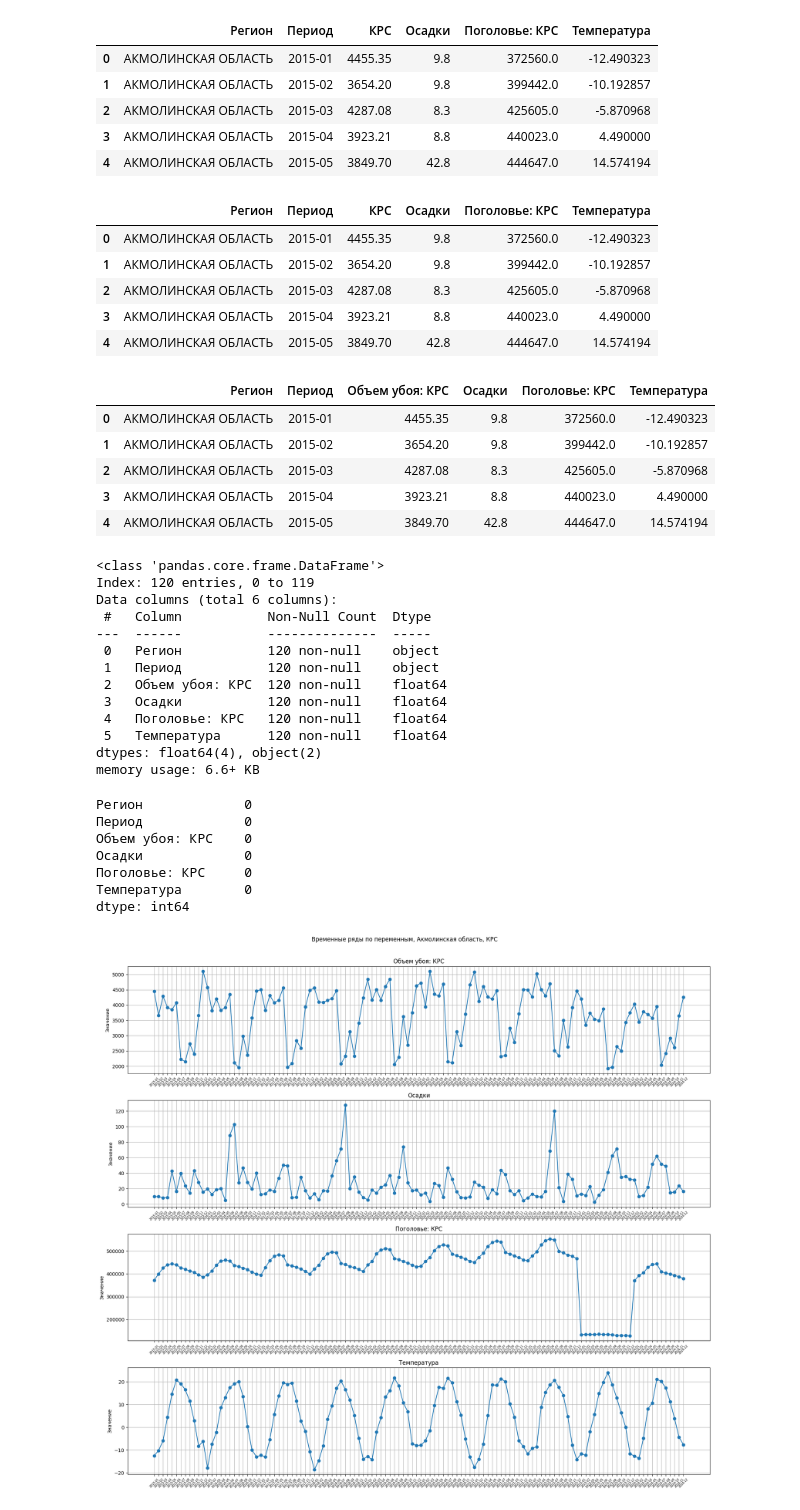
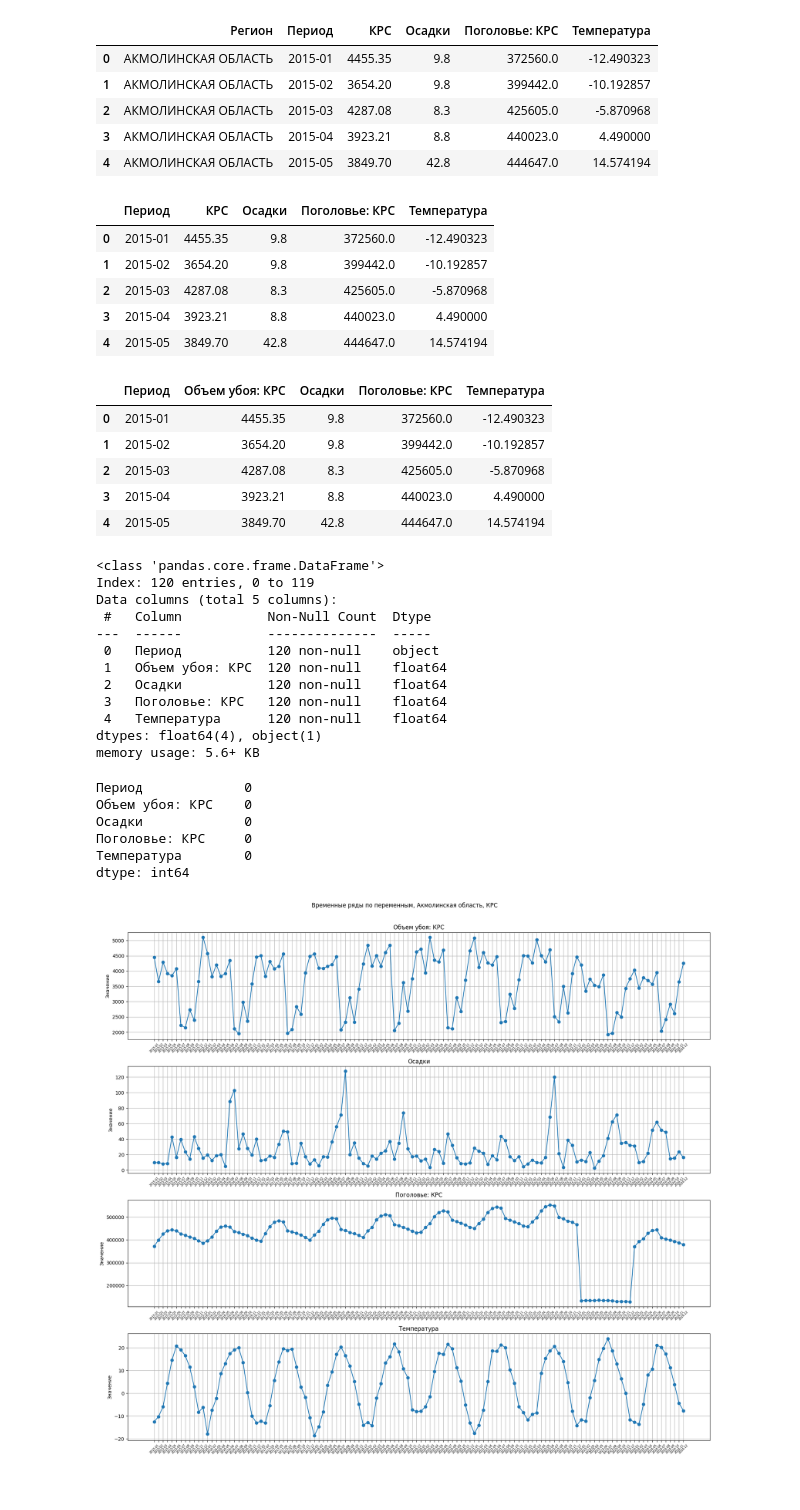
Before and after one commit to Madi147/ICC, a Jupyter notebook: Models/КРС/КРС_Akmola.ipynb, the cells around one changed output. Cells and saved outputs as stored; diff of their text form; code cells hidden in the pictures.

Commit message:
working on Akmola models

```diff
--- a/Models/КРС/КРС_Akmola.ipynb
+++ b/Models/КРС/КРС_Akmola.ipynb
@@ -42,44 +42,43 @@ df.head(5)
 | 4 | АКМОЛИНСКАЯ ОБЛАСТЬ | 2015-05 | 3849.70 | 42.8 | 444647.0 | 14.574194 |
 # %%
 df_akmola = df[df['Регион'] == 'АКМОЛИНСКАЯ ОБЛАСТЬ']
+df_akmola = df_akmola.drop('Регион', axis = 'columns')
 df_akmola.head()
 # %% [output]
-|  | Регион | Период | КРС | Осадки | Поголовье: КРС | Температура |
-| 0 | АКМОЛИНСКАЯ ОБЛАСТЬ | 2015-01 | 4455.35 | 9.8 | 372560.0 | -12.490323 |
-| 1 | АКМОЛИНСКАЯ ОБЛАСТЬ | 2015-02 | 3654.20 | 9.8 | 399442.0 | -10.192857 |
-| 2 | АКМОЛИНСКАЯ ОБЛАСТЬ | 2015-03 | 4287.08 | 8.3 | 425605.0 | -5.870968 |
-| 3 | АКМОЛИНСКАЯ ОБЛАСТЬ | 2015-04 | 3923.21 | 8.8 | 440023.0 | 4.490000 |
-| 4 | АКМОЛИНСКАЯ ОБЛАСТЬ | 2015-05 | 3849.70 | 42.8 | 444647.0 | 14.574194 |
+|  | Период | КРС | Осадки | Поголовье: КРС | Температура |
+| 0 | 2015-01 | 4455.35 | 9.8 | 372560.0 | -12.490323 |
+| 1 | 2015-02 | 3654.20 | 9.8 | 399442.0 | -10.192857 |
+| 2 | 2015-03 | 4287.08 | 8.3 | 425605.0 | -5.870968 |
+| 3 | 2015-04 | 3923.21 | 8.8 | 440023.0 | 4.490000 |
+| 4 | 2015-05 | 3849.70 | 42.8 | 444647.0 | 14.574194 |
 # %%
 df_akmola = df_akmola.rename(columns={'КРС': 'Объем убоя: КРС'})
 df_akmola.head()
 # %% [output]
-|  | Регион | Период | Объем убоя: КРС | Осадки | Поголовье: КРС | Температура |
-| 0 | АКМОЛИНСКАЯ ОБЛАСТЬ | 2015-01 | 4455.35 | 9.8 | 372560.0 | -12.490323 |
-| 1 | АКМОЛИНСКАЯ ОБЛАСТЬ | 2015-02 | 3654.20 | 9.8 | 399442.0 | -10.192857 |
-| 2 | АКМОЛИНСКАЯ ОБЛАСТЬ | 2015-03 | 4287.08 | 8.3 | 425605.0 | -5.870968 |
-| 3 | АКМОЛИНСКАЯ ОБЛАСТЬ | 2015-04 | 3923.21 | 8.8 | 440023.0 | 4.490000 |
-| 4 | АКМОЛИНСКАЯ ОБЛАСТЬ | 2015-05 | 3849.70 | 42.8 | 444647.0 | 14.574194 |
+|  | Период | Объем убоя: КРС | Осадки | Поголовье: КРС | Температура |
+| 0 | 2015-01 | 4455.35 | 9.8 | 372560.0 | -12.490323 |
+| 1 | 2015-02 | 3654.20 | 9.8 | 399442.0 | -10.192857 |
+| 2 | 2015-03 | 4287.08 | 8.3 | 425605.0 | -5.870968 |
+| 3 | 2015-04 | 3923.21 | 8.8 | 440023.0 | 4.490000 |
+| 4 | 2015-05 | 3849.70 | 42.8 | 444647.0 | 14.574194 |
 # %%
 df_akmola.info()
 # %% [output]
 <class 'pandas.core.frame.DataFrame'>
 Index: 120 entries, 0 to 119
-Data columns (total 6 columns):
+Data columns (total 5 columns):
  #   Column           Non-Null Count  Dtype
 ---  ------           --------------  -----
- 0   Регион           120 non-null    object
- 1   Период           120 non-null    object
- 2   Объем убоя: КРС  120 non-null    float64
- 3   Осадки           120 non-null    float64
- 4   Поголовье: КРС   120 non-null    float64
- 5   Температура      120 non-null    float64
-dtypes: float64(4), object(2)
-memory usage: 6.6+ KB
+ 0   Период           120 non-null    object
+ 1   Объем убоя: КРС  120 non-null    float64
+ 2   Осадки           120 non-null    float64
+ 3   Поголовье: КРС   120 non-null    float64
+ 4   Температура      120 non-null    float64
+dtypes: float64(4), object(1)
+memory usage: 5.6+ KB
 # %%
 df_akmola.isna().sum()
 # %% [output]
-Регион             0
 Период             0
 Объем убоя: КРС    0
 Осадки             0
```
Also changed, not shown: parts of 17 cells of this notebook.
